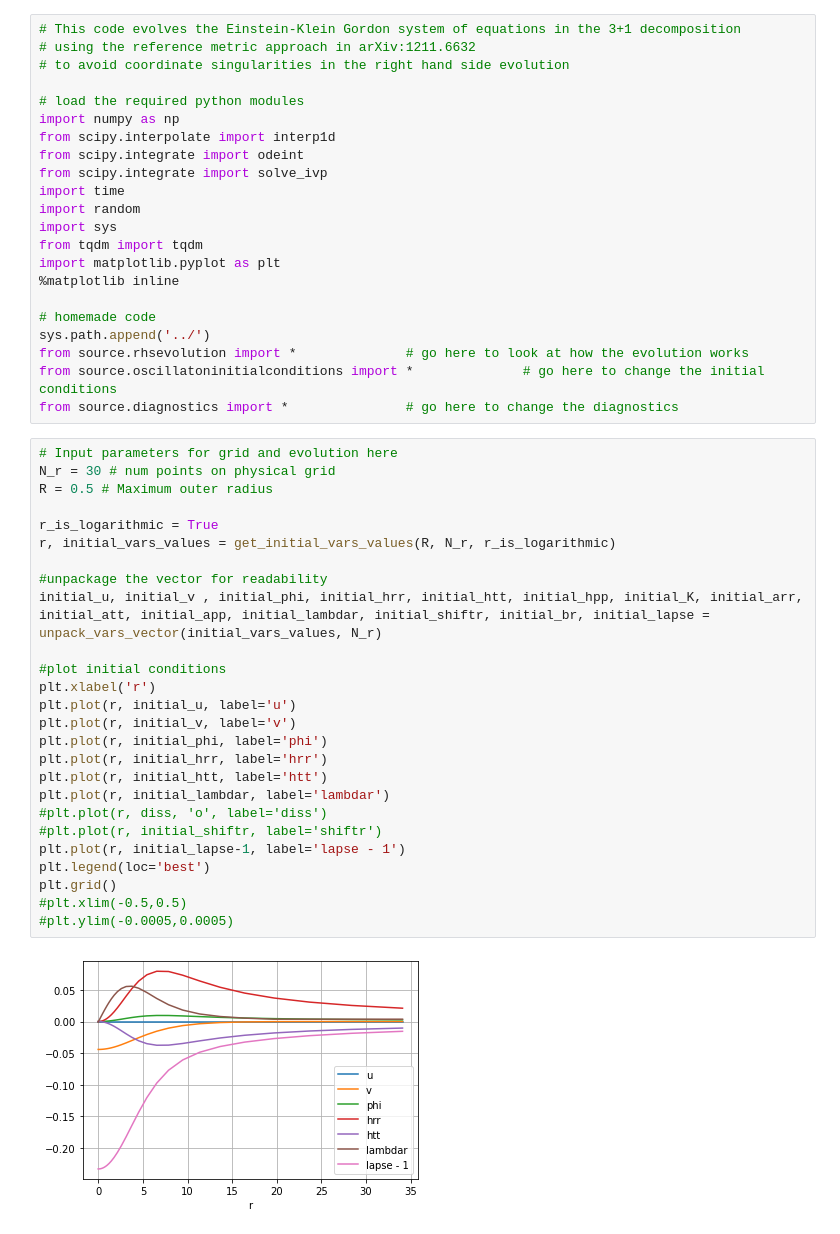
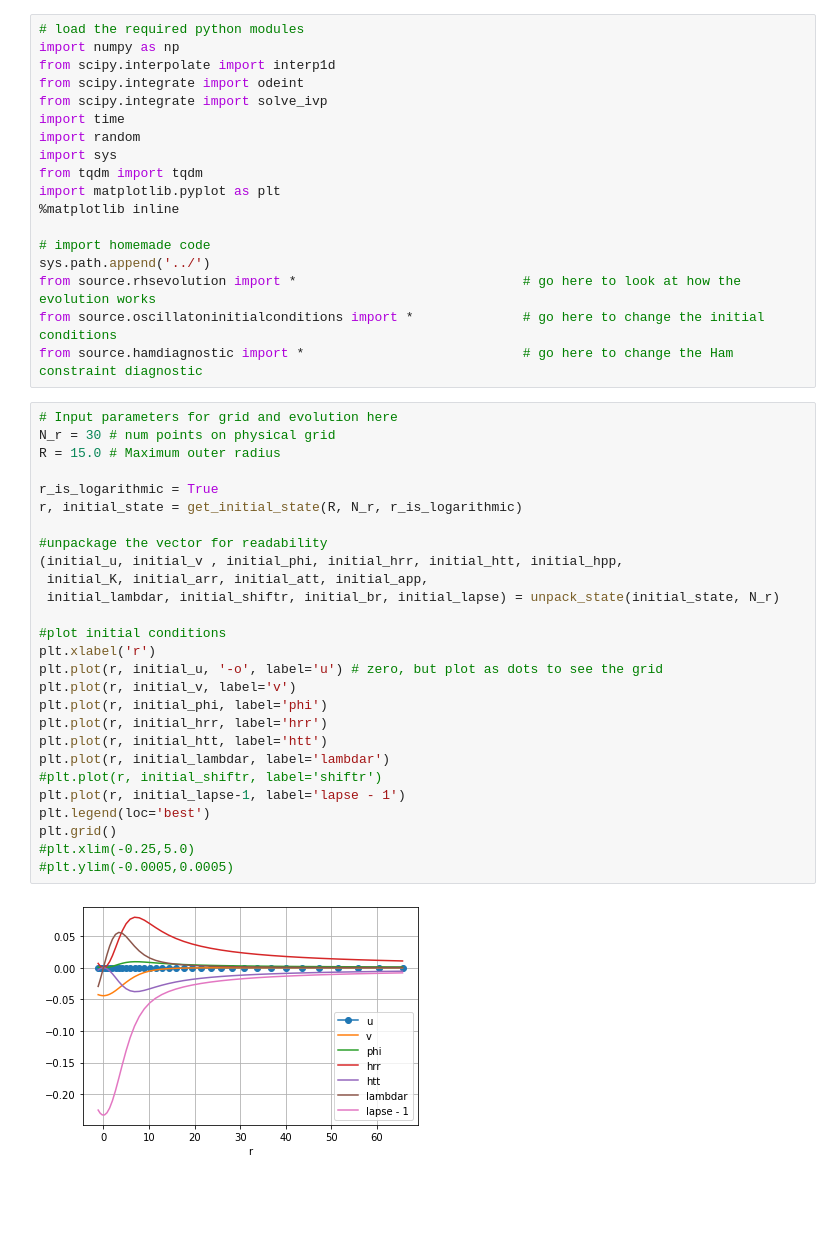
Before and after one commit to GRTLCollaboration/engrenage, a Jupyter notebook: examples/OscillatonEvolution.ipynb, the cells around one changed output. Drawn from its saved outputs; the diff is of its cells as text; blank space fills up the shorter version.

```diff
--- a/examples/OscillatonEvolution.ipynb
+++ b/examples/OscillatonEvolution.ipynb
@@ -3,10 +7,6 @@
 from IPython.core.display import HTML
 HTML("<script>Jupyter.notebook.kernel.restart()</script>")
 # %%
-# This code evolves the Einstein-Klein Gordon system of equations in the 3+1 decomposition
-# using the reference metric approach in arXiv:1211.6632
-# to avoid coordinate singularities in the right hand side evolution
-
 # load the required python modules
 import numpy as np
 from scipy.interpolate import interp1d
@@ -19,39 +19,40 @@ from tqdm import tqdm
 import matplotlib.pyplot as plt
 %matplotlib inline
 
-# homemade code
+# import homemade code
 sys.path.append('../')
-from source.rhsevolution import *              # go here to look at how the evolution works
+from source.rhsevolution import *                             # go here to look at how the evolution works
 from source.oscillatoninitialconditions import *              # go here to change the initial conditions
-from source.diagnostics import *               # go here to change the diagnostics
+from source.hamdiagnostic import *                            # go here to change the Ham constraint diagnostic
 # %%
 # Input parameters for grid and evolution here
 N_r = 30 # num points on physical grid
-R = 0.5 # Maximum outer radius
+R = 15.0 # Maximum outer radius
 
 r_is_logarithmic = True
-r, initial_vars_values = get_initial_vars_values(R, N_r, r_is_logarithmic)
+r, initial_state = get_initial_state(R, N_r, r_is_logarithmic)
 
 #unpackage the vector for readability
-initial_u, initial_v , initial_phi, initial_hrr, initial_htt, initial_hpp, initial_K, initial_arr, initial_att, initial_app, initial_lambdar, initial_shiftr, initial_br, initial_lapse = unpack_vars_vector(initial_vars_values, N_r)
+(initial_u, initial_v , initial_phi, initial_hrr, initial_htt, initial_hpp,
+ initial_K, initial_arr, initial_att, initial_app,
+ initial_lambdar, initial_shiftr, initial_br, initial_lapse) = unpack_state(initial_state, N_r)
 
 #plot initial conditions
 plt.xlabel('r')
-plt.plot(r, initial_u, label='u')
+plt.plot(r, initial_u, '-o', label='u') # zero, but plot as dots to see the grid
 plt.plot(r, initial_v, label='v')
 plt.plot(r, initial_phi, label='phi')
 plt.plot(r, initial_hrr, label='hrr')
 plt.plot(r, initial_htt, label='htt')
 plt.plot(r, initial_lambdar, label='lambdar')
-#plt.plot(r, diss, 'o', label='diss')
 #plt.plot(r, initial_shiftr, label='shiftr')
 plt.plot(r, initial_lapse-1, label='lapse - 1')
 plt.legend(loc='best')
 plt.grid()
-#plt.xlim(-0.5,0.5)
+#plt.xlim(-0.25,5.0)
 #plt.ylim(-0.0005,0.0005)
 # %% [output]
-[figure, old version]
+[figure, new version]
 # %%
 # check the Hamiltonian constraint initially satisfied
 # apart from numerical errors
```
Also changed, not shown: parts of 7 cells of this notebook, 15 other files.
